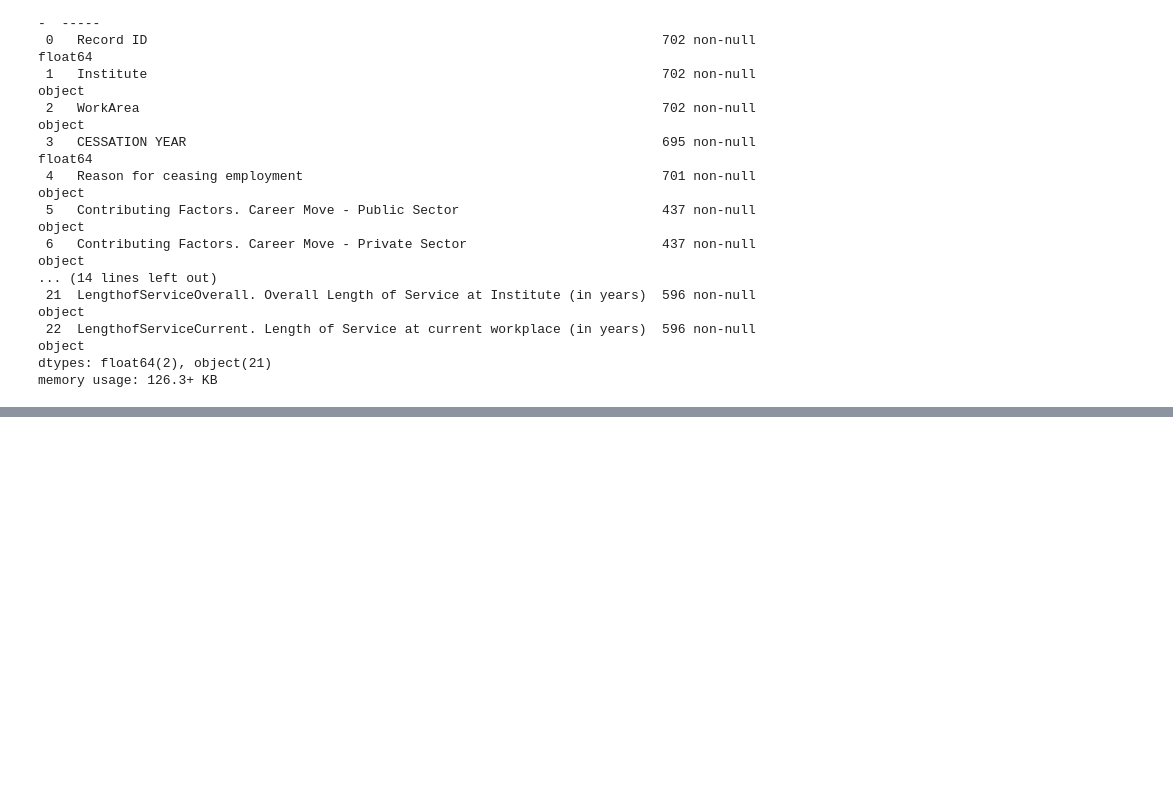
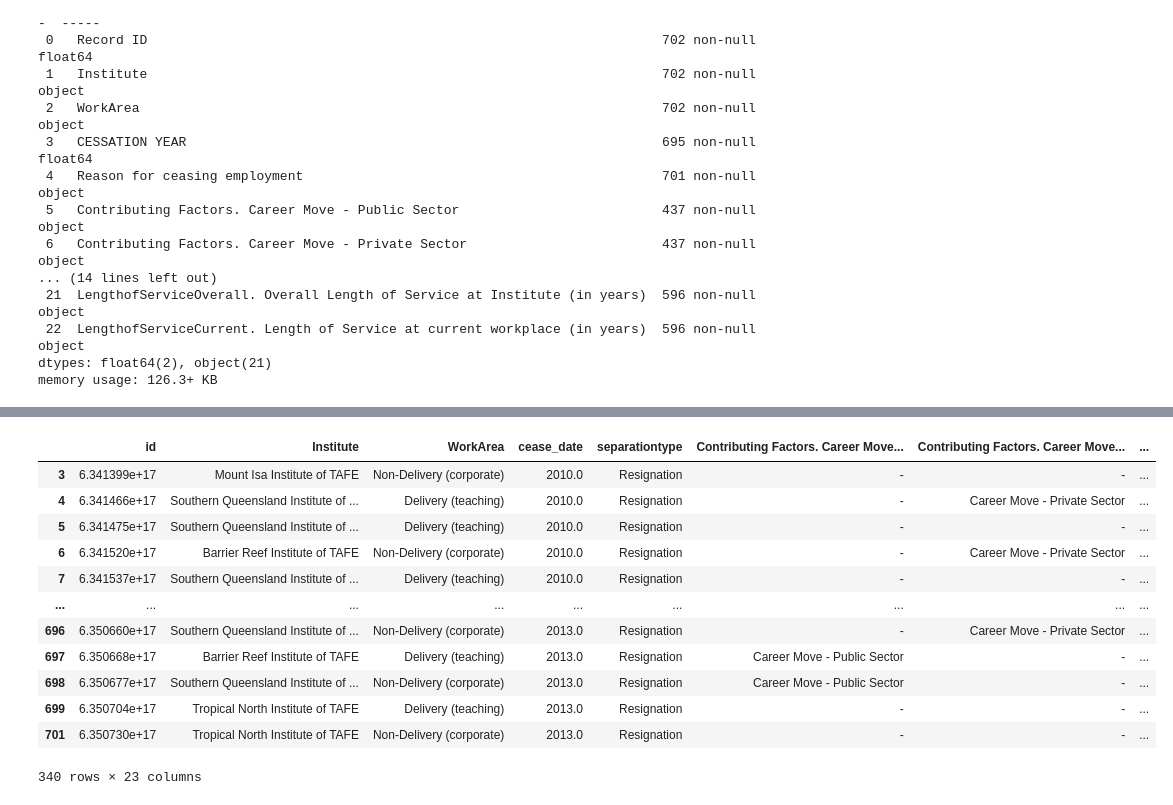
Before and after one commit to DucTrung1802/Data-Science, a Jupyter notebook: DETE_TAFE_employees/DETE_TAFE_employees.ipynb, the cells around one changed output, grey strips where cells are left out. Saved outputs shown, nothing was run; the diff lists cells and outputs as text; code cells hidden in the pictures; blank space fills up the shorter version.

```diff
--- a/DETE_TAFE_employees/DETE_TAFE_employees.ipynb
+++ b/DETE_TAFE_employees/DETE_TAFE_employees.ipynb
@@ -120,0 +136,14 @@ dete_survey_updated = dete_survey_updated.rename()
+# %%
+rename_mapper = {
+    "Record ID": "id",
+    "CESSATION YEAR": "cease_date",
+    "Reason for ceasing employment": "separationtype",
+    "Gender. What is your Gender?": "gender",
+    "CurrentAge. Current Age": "age",
+    "Employment Type. Employment Type": "employment_status",
+    "Classification. Classification": "position",
+    "LengthofServiceOverall. Overall Length of Service at Institute (in years)": "institute_service",
+    "LengthofServiceCurrent. Length of Service at current workplace (in years)": "role_service",
+}
+tafe_survey_updated.rename(rename_mapper, axis=1, inplace=True)
+tafe_survey_updated.columns
@@ -120,0 +217,17 @@ dete_survey_updated = dete_survey_updated.rename()
+# %%
+tafe_resignations = tafe_survey_updated[tafe_survey_updated['separationtype'] == 'Resignation'].copy()
+tafe_resignations
+# %% [output]
+|  | id | Institute | WorkArea | cease_date | separationtype | Contributing Factors. Career Move... | Contributing Factors. Career Move... | ... |
+| 3 | 6.341399e+17 | Mount Isa Institute of TAFE | Non-Delivery (corporate) | 2010.0 | Resignation | - | - | ... |
+| 4 | 6.341466e+17 | Southern Queensland Institute of ... | Delivery (teaching) | 2010.0 | Resignation | - | Career Move - Private Sector | ... |
+| 5 | 6.341475e+17 | Southern Queensland Institute of ... | Delivery (teaching) | 2010.0 | Resignation | - | - | ... |
+| 6 | 6.341520e+17 | Barrier Reef Institute of TAFE | Non-Delivery (corporate) | 2010.0 | Resignation | - | Career Move - Private Sector | ... |
+| 7 | 6.341537e+17 | Southern Queensland Institute of ... | Delivery (teaching) | 2010.0 | Resignation | - | - | ... |
+| ... | ... | ... | ... | ... | ... | ... | ... | ... |
+| 696 | 6.350660e+17 | Southern Queensland Institute of ... | Non-Delivery (corporate) | 2013.0 | Resignation | - | Career Move - Private Sector | ... |
+| 697 | 6.350668e+17 | Barrier Reef Institute of TAFE | Delivery (teaching) | 2013.0 | Resignation | Career Move - Public Sector | - | ... |
+| 698 | 6.350677e+17 | Southern Queensland Institute of ... | Non-Delivery (corporate) | 2013.0 | Resignation | Career Move - Public Sector | - | ... |
+| 699 | 6.350704e+17 | Tropical North Institute of TAFE | Delivery (teaching) | 2013.0 | Resignation | - | - | ... |
+| 701 | 6.350730e+17 | Tropical North Institute of TAFE | Non-Delivery (corporate) | 2013.0 | Resignation | - | - | ... |
+340 rows × 23 columns
```
Also changed, not shown: parts of 8 cells of this notebook.
